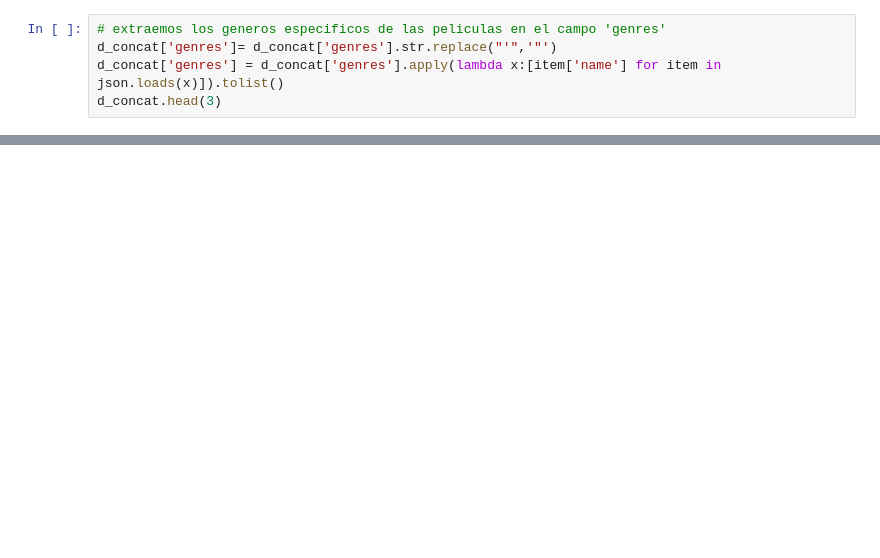
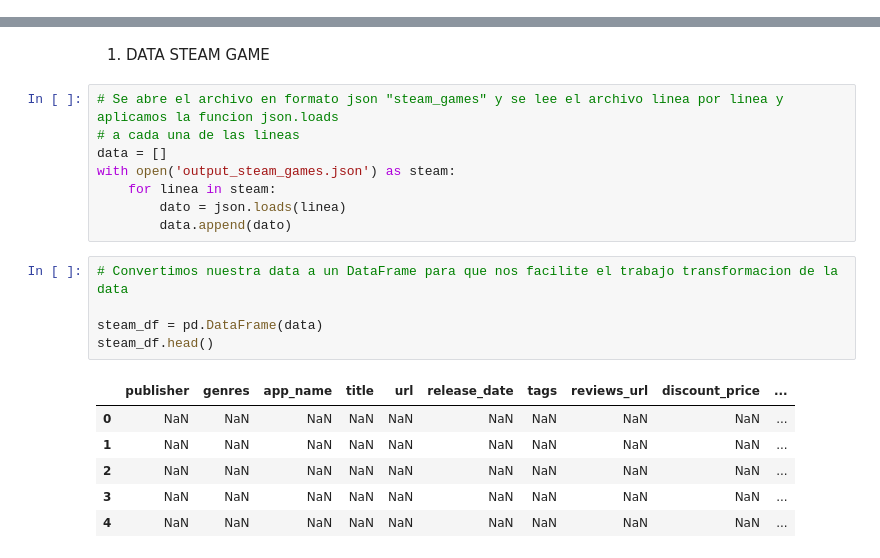
Before and after one commit to RamianTeGo/Henry-Proyect, a Jupyter notebook: ETL.ipynb, the cells around one changed output, grey strips where cells are left out. Cells and saved outputs as stored; diff of their text form; blank space fills up the shorter version.

Commit message:
archivos

```diff
--- a/ETL.ipynb
+++ b/ETL.ipynb
@@ -214,5 +0,0 @@ d_concat
-# %%
-# extraemos los generos especificos de las peliculas en el campo 'genres'
-d_concat['genres']= d_concat['genres'].str.replace("'",'"')
-d_concat['genres'] = d_concat['genres'].apply(lambda x:[item['name'] for item in json.loads(x)]).tolist()
-d_concat.head(3)
@@ -315,0 +17,22 @@ d_concat.to_csv(r"C:\Users\angel\Desktop\RATG\Datasciencie\Nuevo Proyecto\Proyec
+# %% [markdown]
+1. DATA STEAM GAME
+# %%
+# Se abre el archivo en formato json "steam_games" y se lee el archivo linea por linea y aplicamos la funcion json.loads
+# a cada una de las lineas
+data = []
+with open('output_steam_games.json') as steam:
+    for linea in steam:
+        dato = json.loads(linea)
+        data.append(dato)
+# %%
+# Convertimos nuestra data a un DataFrame para que nos facilite el trabajo transformacion de la data
+
+steam_df = pd.DataFrame(data)
+steam_df.head()
+# %% [output]
+|  | publisher | genres | app_name | title | url | release_date | tags | reviews_url | discount_price | ... |
+| 0 | NaN | NaN | NaN | NaN | NaN | NaN | NaN | NaN | NaN | ... |
+| 1 | NaN | NaN | NaN | NaN | NaN | NaN | NaN | NaN | NaN | ... |
+| 2 | NaN | NaN | NaN | NaN | NaN | NaN | NaN | NaN | NaN | ... |
+| 3 | NaN | NaN | NaN | NaN | NaN | NaN | NaN | NaN | NaN | ... |
+| 4 | NaN | NaN | NaN | NaN | NaN | NaN | NaN | NaN | NaN | ... |
```
Also changed, not shown: parts of 88 cells of this notebook, 6 other files.
